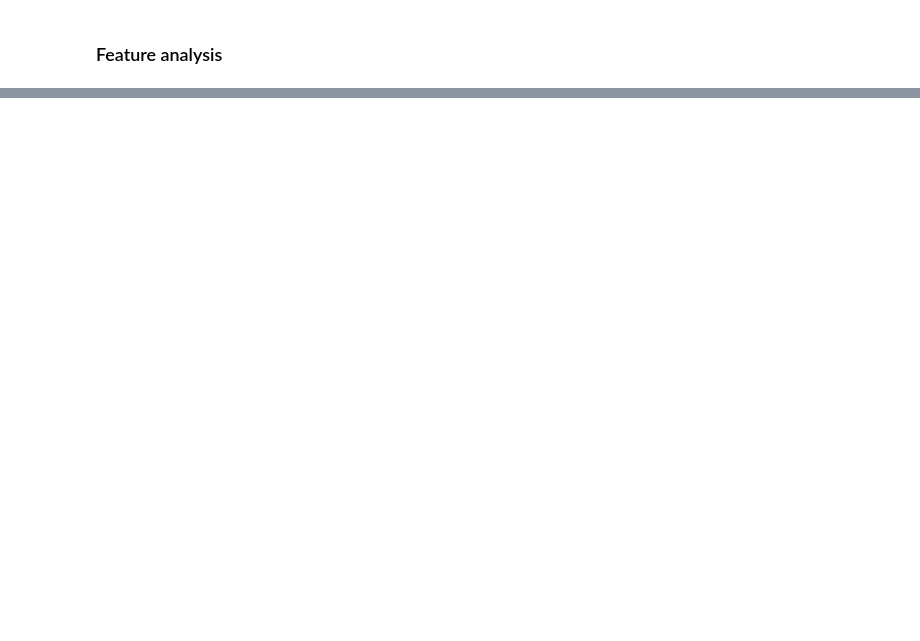
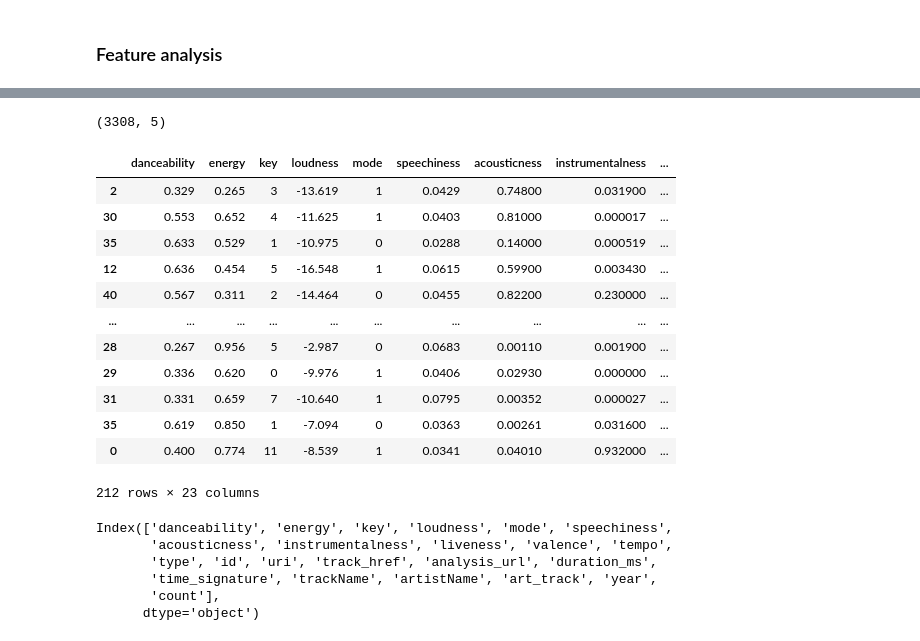
Before and after one commit to willdavis111/API_data-collection, a Jupyter notebook: Spotify_API.ipynb, the cells around one changed output, grey strips where cells are left out. Cells and saved outputs as stored; diff of their text form; code cells hidden in the pictures; blank space fills up the shorter version.

```diff
--- a/Spotify_API.ipynb
+++ b/Spotify_API.ipynb
@@ -85,4 +136,8 @@ years
 # %%
-no_skips = no_skips[['trackName','artistName', 'art_track', 'year', 'count']]
+no_skips = my_full_streams[['trackName','artistName', 'art_track', 'year', 'count']]
 no_skips = no_skips.drop_duplicates()
+print(no_skips.shape)
 over_five = no_skips[no_skips['count'] >= 5]
+print(over_five.shape)
+not_liked = over_five[~over_five['art_track'].isin(my_library['art_track'])]
+print(not_liked.shape)
@@ -163,0 +171,4 @@ mod_playlist(pl_id, list3)
+# %%
+no_skips.shape
+# %% [output]
+(3308, 5)
@@ -163,0 +185,27 @@ mod_playlist(pl_id, list3)
+# %%
+df_feat = get_features(sample1)
+full_df = df_feat.join(sample1.set_index('uri'), on='uri')
+full_df.sort_values(['count'], ascending=False)
+# %% [output]
+|  | danceability | energy | key | loudness | mode | speechiness | acousticness | instrumentalness | ... |
+| 2 | 0.329 | 0.265 | 3 | -13.619 | 1 | 0.0429 | 0.74800 | 0.031900 | ... |
+| 30 | 0.553 | 0.652 | 4 | -11.625 | 1 | 0.0403 | 0.81000 | 0.000017 | ... |
+| 35 | 0.633 | 0.529 | 1 | -10.975 | 0 | 0.0288 | 0.14000 | 0.000519 | ... |
+| 12 | 0.636 | 0.454 | 5 | -16.548 | 1 | 0.0615 | 0.59900 | 0.003430 | ... |
+| 40 | 0.567 | 0.311 | 2 | -14.464 | 0 | 0.0455 | 0.82200 | 0.230000 | ... |
+| ... | ... | ... | ... | ... | ... | ... | ... | ... | ... |
+| 28 | 0.267 | 0.956 | 5 | -2.987 | 0 | 0.0683 | 0.00110 | 0.001900 | ... |
+| 29 | 0.336 | 0.620 | 0 | -9.976 | 1 | 0.0406 | 0.02930 | 0.000000 | ... |
+| 31 | 0.331 | 0.659 | 7 | -10.640 | 1 | 0.0795 | 0.00352 | 0.000027 | ... |
+| 35 | 0.619 | 0.850 | 1 | -7.094 | 0 | 0.0363 | 0.00261 | 0.031600 | ... |
+| 0 | 0.400 | 0.774 | 11 | -8.539 | 1 | 0.0341 | 0.04010 | 0.932000 | ... |
+212 rows × 23 columns
+# %%
+full_df.columns
+# %% [output]
+Index(['danceability', 'energy', 'key', 'loudness', 'mode', 'speechiness',
+       'acousticness', 'instrumentalness', 'liveness', 'valence', 'tempo',
+       'type', 'id', 'uri', 'track_href', 'analysis_url', 'duration_ms',
+       'time_signature', 'trackName', 'artistName', 'art_track', 'year',
+       'count'],
+      dtype='object')
```
Also changed, not shown: parts of 47 cells of this notebook.
